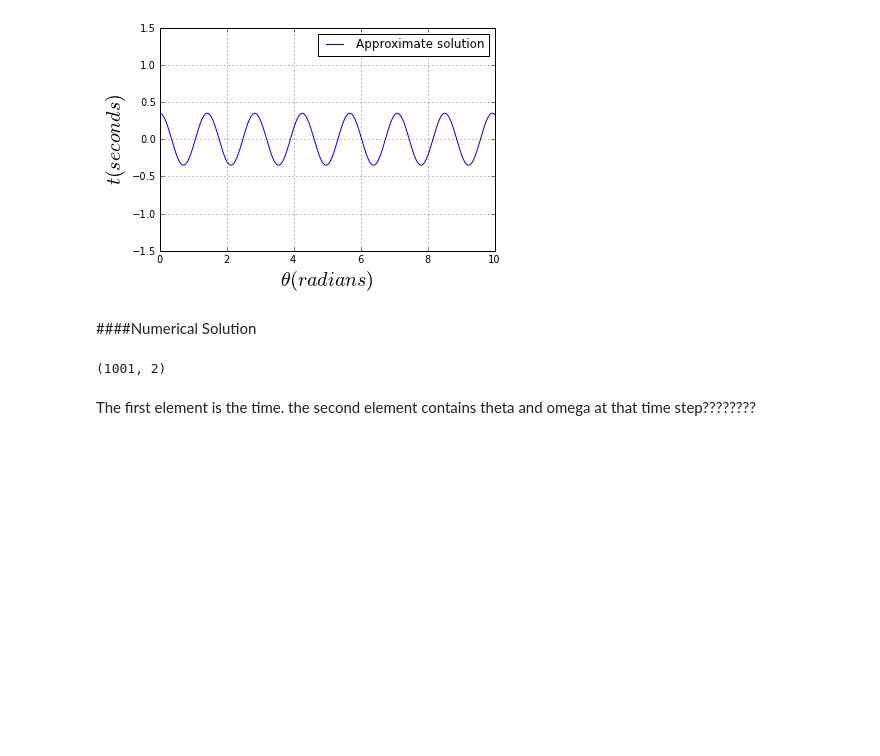
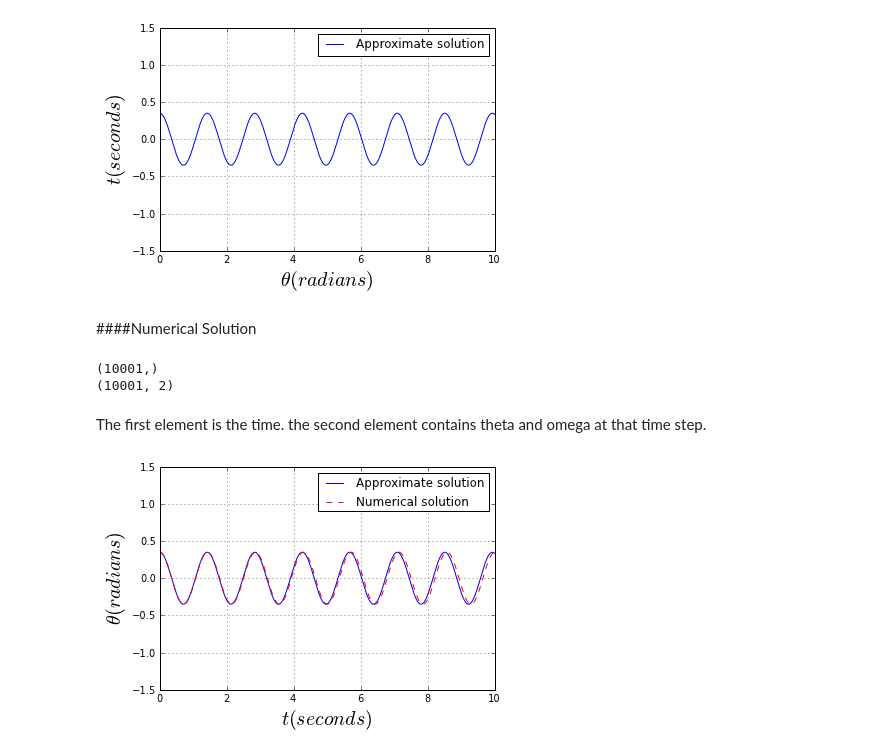
Before and after one commit to kbouch/PHYS202-S13, a Jupyter notebook: Week7/TuesdayNotes.ipynb, the cells around one changed output. Cells and saved outputs as stored; diff of their text form; code cells hidden in the pictures; blank space fills up the shorter version.

```diff
--- a/Week7/TuesdayNotes.ipynb
+++ b/Week7/TuesdayNotes.ipynb
@@ -13,9 +13,11 @@ import numpy as np
 
 g = 9.8 #m/s^2
 l =0.5 #m
-th0 = 20.*(np.pi/180)
+th0 = 20.*(np.pi/180) # pendlum 20 degree initial angle let go from rest.
+# Small angle approximation ok,
+# but would not be good for 50 degrees.
 
-t = np.arange(0.,10.01,0.01)
+t = np.arange(0.,10.001,0.001)
 
 theta_approx = lambda t: th0*np.cos(np.sqrt(g/l)*t)
 
@@ -41,7 +43,7 @@ def deriv(theta_current,t):
     theta = theta_current[0]
     omega = theta_current[1]
     dtheta = omega
-    domega = -(l/g)*np.sin(theta)
+    domega = -(g/l)*np.sin(theta)
     return np.array([dtheta,domega])
 # %%
 from scipy.integrate import odeint
@@ -53,8 +56,23 @@ theta_init = array([th0,omega0])
 
 
 theta = odeint(deriv,theta_init,t)
+
+print t.shape
 print theta.shape # will be (10*100) ?
 # %% [output]
-(1001, 2)
+(10001,)
+(10001, 2)
 # %% [markdown]
-The first element is the time. the second element contains theta and omega at that time step????????
+The first element is the time. the second element contains theta and omega at that time step.
+# %%
+plot(t,theta_approx(t),'b-',label='Approximate solution')
+plot(t,theta[:,0],'r--',label='Numerical solution')
+xlabel(r'$t (seconds)$',fontsize=20)
+ylabel(r'$\theta (radians)$',fontsize=20)
+
+ylim(-1.5,1.5)
+legend()
+grid()
+show()
+# %% [output]
+[figure, added]
```
Also changed, not shown: parts of 12 cells of this notebook.
